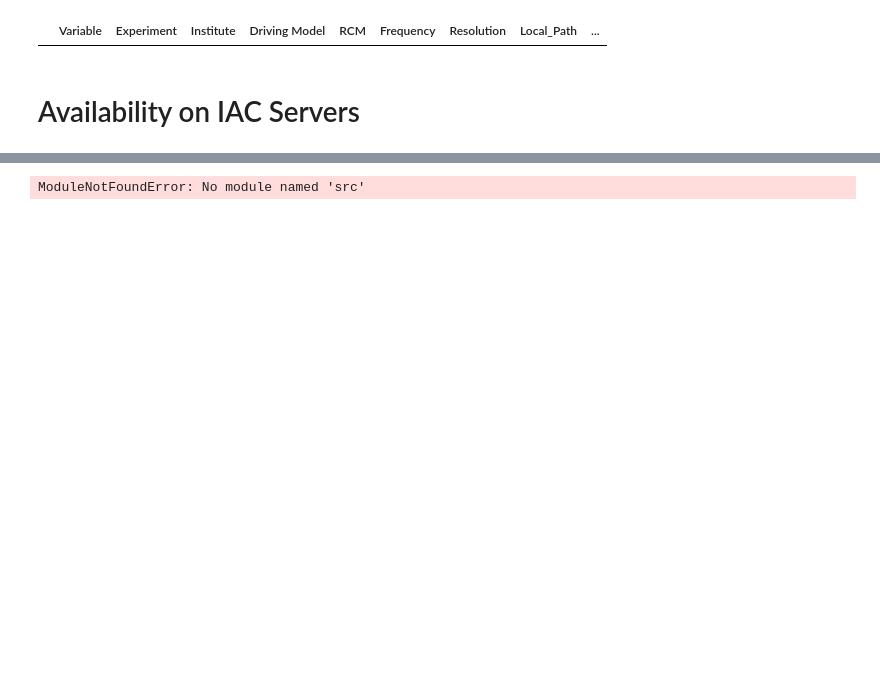
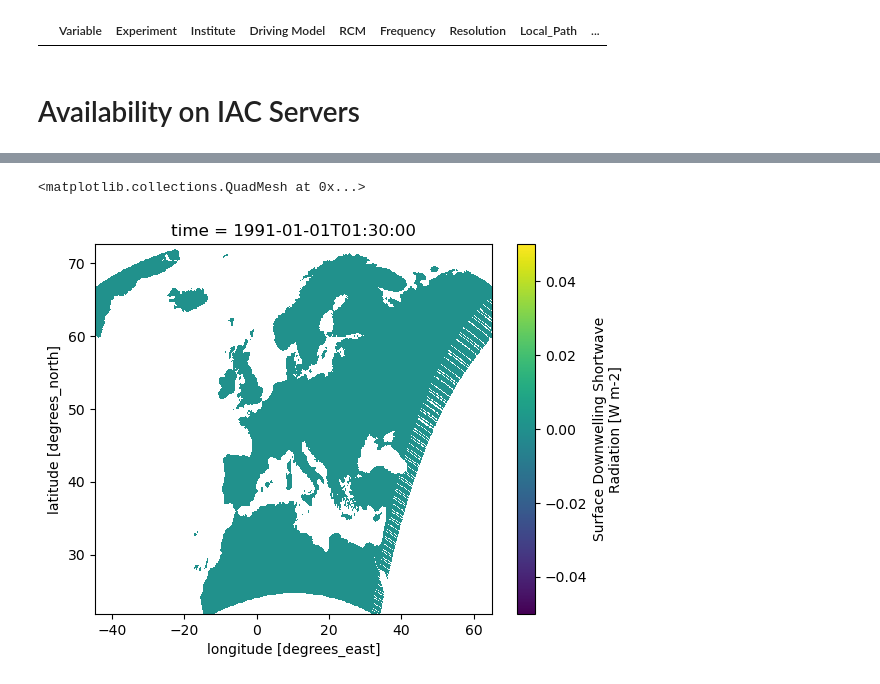
Before and after one commit to yasserhaddad/CORDEX2Energy, a Jupyter notebook: notebooks/check_availability_vars.ipynb, the cells around one changed output, grey strips where cells are left out. Cells and saved outputs as stored; diff of their text form; code cells hidden in the pictures; blank space fills up the shorter version.

```diff
--- a/notebooks/check_availability_vars.ipynb
+++ b/notebooks/check_availability_vars.ipynb
@@ -93,3 +118,17 @@ df_on_server = df[df["Exists_Locally"] == True]
+# %%
+import numpy as np
+ds_ssrd = (xr.open_zarr(Path(paths["path_data_processed"]) /
+                  "cerra_processed" /
+                  "regridded" /
+                  "ssrd.zarr"))
+mask_ssrd_land = ~np.isnan(ds_ssrd['ssrd'].isel(time=0))
 # %%
+import xarray as xr
+xr.open_zarr(Path(paths["path_data_processed"]) /
+                  "cordex_processed" /
+                  "CNRM-ALADIN63_CNRM-CERFACS-CNRM-CM5_r1i1p1_rcp85" /
+                  "regridded" /
+                  "3hr" / "rsds.zarr").where(mask_ssrd_land).isel(time=0).load().rsds.plot()
 # %% [output]
-ModuleNotFoundError: No module named 'src'
+<matplotlib.collections.QuadMesh at 0x...>
+[figure, added]
```
Also changed, not shown: parts of 3 cells of this notebook, 10 other files.
